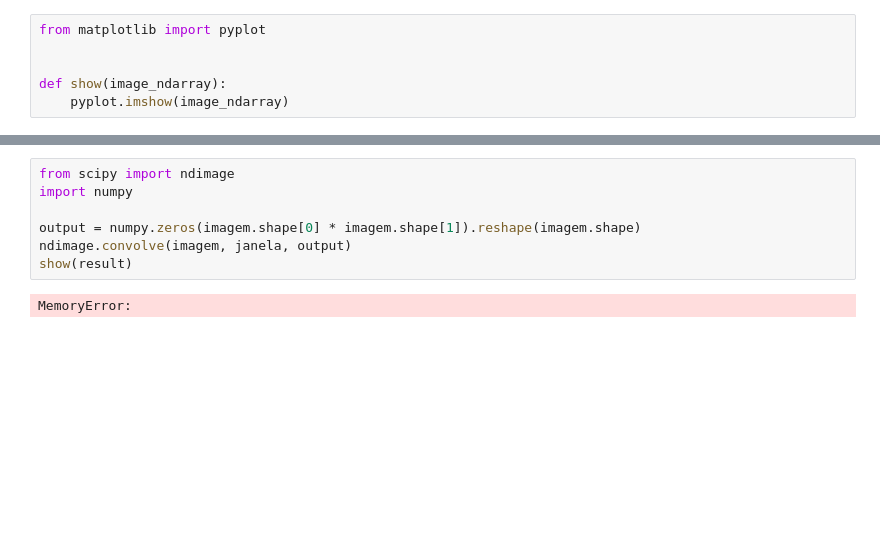
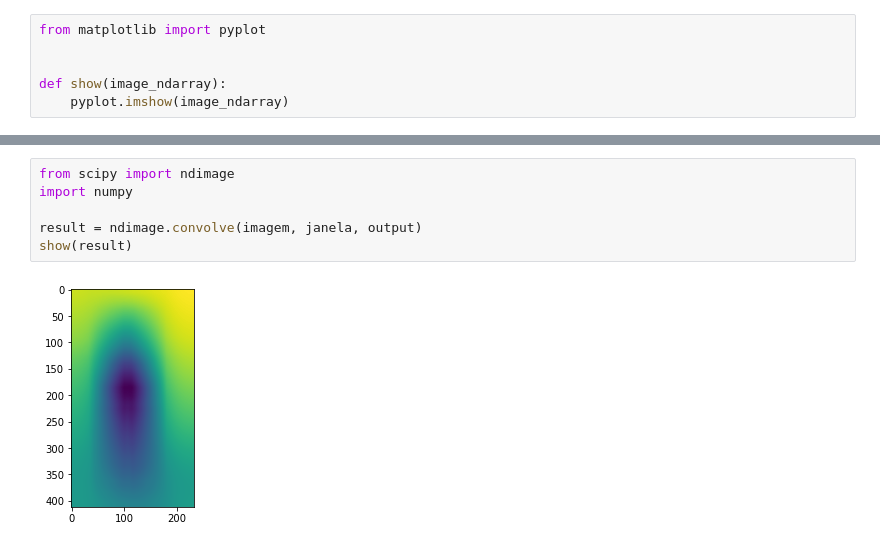
Before and after one commit to yoshiomori/convolucao, a Jupyter notebook: experimento.ipynb, the cells around one changed output, grey strips where cells are left out. Saved outputs shown, nothing was run; the diff lists cells and outputs as text; blank space fills up the shorter version.

```diff
--- a/experimento.ipynb
+++ b/experimento.ipynb
@@ -25,9 +27,8 @@ print(janela.shape)
 # %%
 from scipy import ndimage
 import numpy
 
-output = numpy.zeros(imagem.shape[0] * imagem.shape[1]).reshape(imagem.shape)
-ndimage.convolve(imagem, janela, output)
+result = ndimage.convolve(imagem, janela, output)
 show(result)
 # %% [output]
-MemoryError:
+[figure, added]
```
Also changed, not shown: parts of 2 cells of this notebook.
